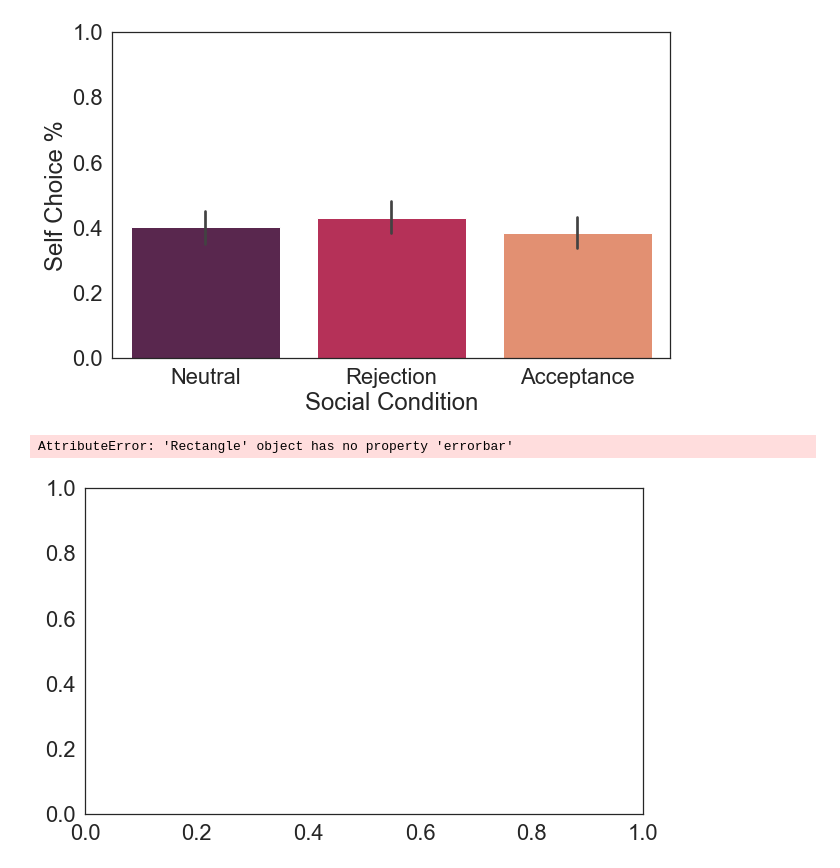
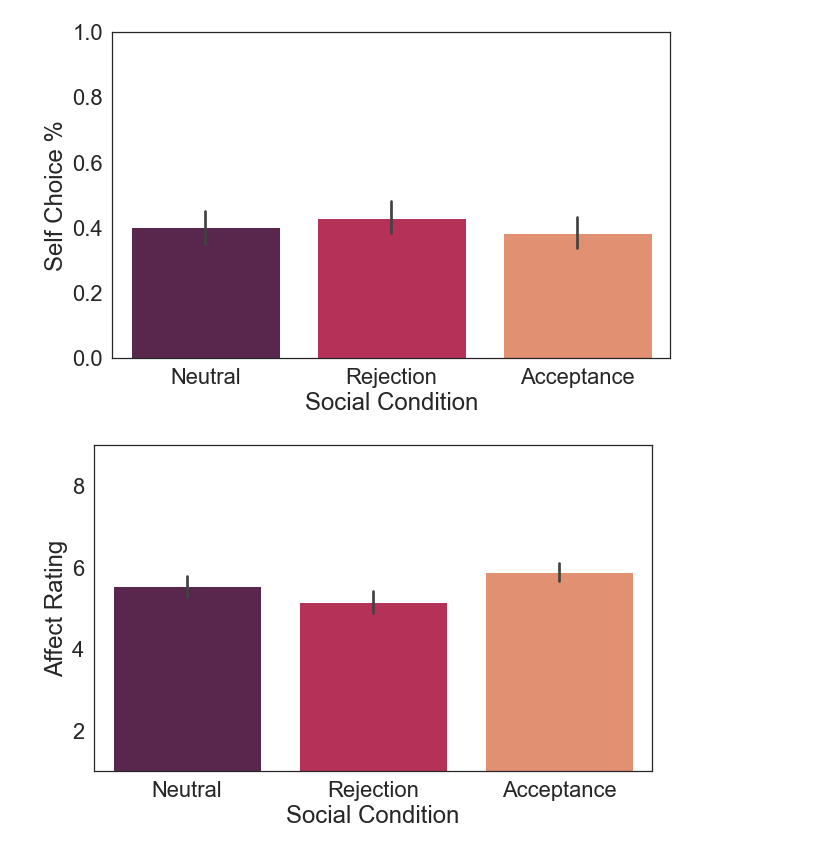
Before and after one commit to fareri-lab/Rejection_Choice, a Jupyter notebook: RMAnova w Pingouin_7.18.23.ipynb, the cells around one changed output. Saved outputs shown, nothing was run; the diff lists cells and outputs as text; code cells hidden in the pictures.

```diff
--- a/RMAnova w Pingouin_7.18.23.ipynb
+++ b/RMAnova w Pingouin_7.18.23.ipynb
@@ -904,16 +904,16 @@ choiceplot.figure.savefig('ANOVA_choiceplot.png',bbox_inches='tight')
 # %% [output]
 [figure]
 # %%
-#sns.set(font_scale=2)
+sns.set(font_scale=2)
+sns.set_style('white')
 plt.figure(figsize=(10,6))
 choiceplot = sns.barplot(x='Social Condition', y='recoded_stress', data= plottingdata,palette= 'rocket',errorbar=('ci', 68))
 choiceplot.set_ylabel('Affect Rating')
 choiceplot.set_xlabel('Social Condition')
 choiceplot.set_ylim(1, 9)
 choiceplot.figure.savefig('ANOVA_affectplot.png',bbox_inches='tight')
 # %% [output]
-AttributeError: 'Rectangle' object has no property 'errorbar'
-[figure, old version]
+[figure, new version]
 # %%
 sns.set(font_scale=2)
 sns.set_style('white')
```
Also changed, not shown: parts of 1 cell of this notebook, 3 other files.
